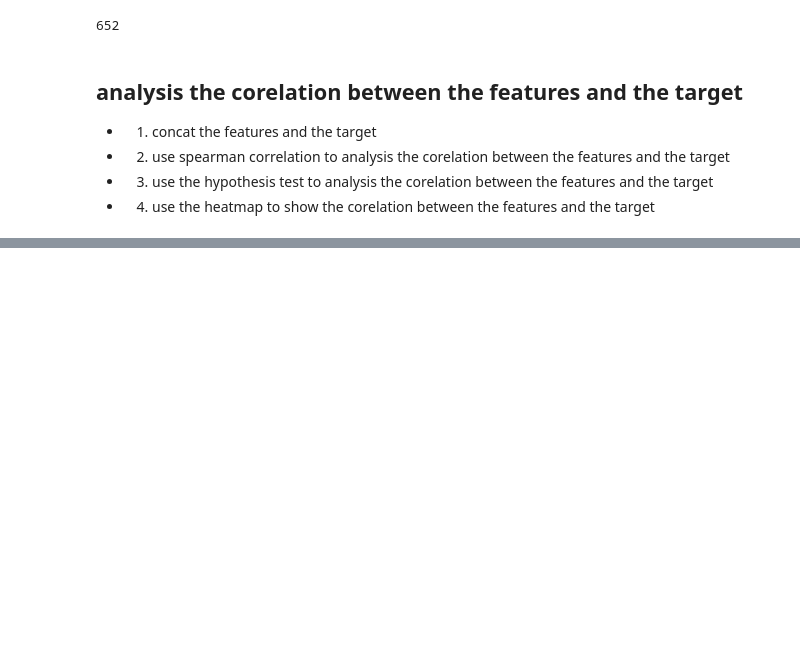
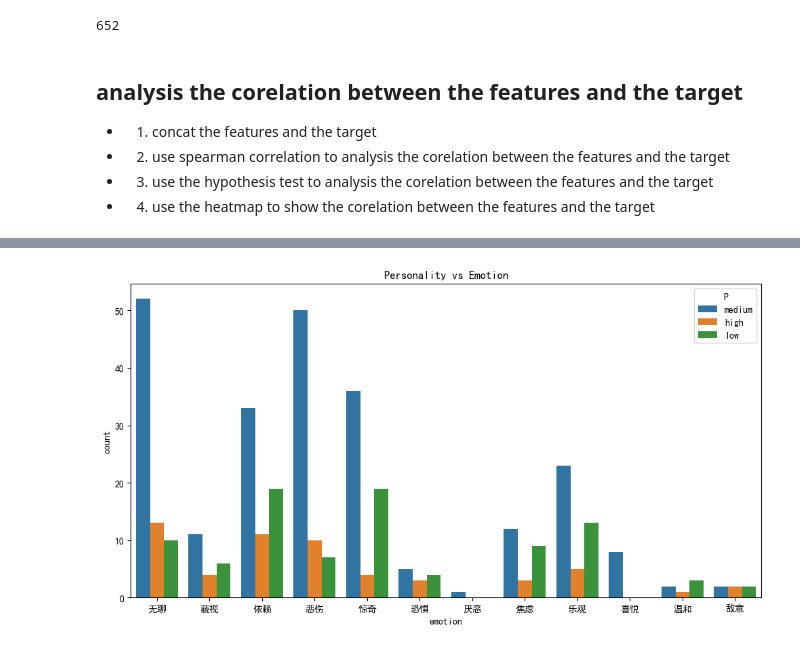
Before and after one commit to david188888/Data-science, a Jupyter notebook: Fragrance_analysis/dealdata.ipynb, the cells around one changed output, grey strips where cells are left out. Saved outputs shown, nothing was run; the diff lists cells and outputs as text; code cells hidden in the pictures; blank space fills up the shorter version.

```diff
--- a/Fragrance_analysis/dealdata.ipynb
+++ b/Fragrance_analysis/dealdata.ipynb
@@ -231,0 +529,43 @@ fsafsafsdfsdfsd
+# %%
+# 可视化一下new_table.csv中的数据
+df_result =pd.read_csv('data/all_features_mapped.csv')
+# 设置字体为 SimHei（黑体），确保系统中已安装该字体
+plt.rcParams['font.sans-serif'] = ['SimHei']  # 替换为系统中存在的中文字体
+plt.rcParams['axes.unicode_minus'] = False    # 正确显示负号
+
+
+# feature是除了emotion和file和segment之外的所有列
+features = df_result.columns.difference(['emotion', 'File', 'Segment'])
+target = df_result['emotion']
+
+# # 画出每个特征和emotion之间的关系
+# for feature in features:
+#     plt.figure(figsize=(12, 6))
+#     sns.boxplot(x=target, y=feature, data=df_all)
+#     plt.title(f'{feature} vs Emotion')
+#     plt.show()
+
+personality_group_p = df_result.groupby('P')
+personality_group_e = df_result.groupby('E')
+personality_group_n = df_result.groupby('N')
+
+
+
+# 画出personality和emotion之间的关系，每个personality的emotion的分布在一个大图中
+plt.figure(figsize=(12, 6))
+sns.countplot(x='emotion', hue='P', data=df_result)
+plt.title('Personality vs Emotion')
+plt.show()
+
+
+
+
+
+
+# # 画出年龄和emotion之间的关系
+# plt.figure(figsize=(12, 6))
+# sns.boxplot(x='emotion', y='age', data=df_result)
+# plt.title('Age vs Emotion')
+# plt.show()
+# %% [output]
+[figure, added]
```
Also changed, not shown: parts of 16 cells of this notebook, 1 other file.
